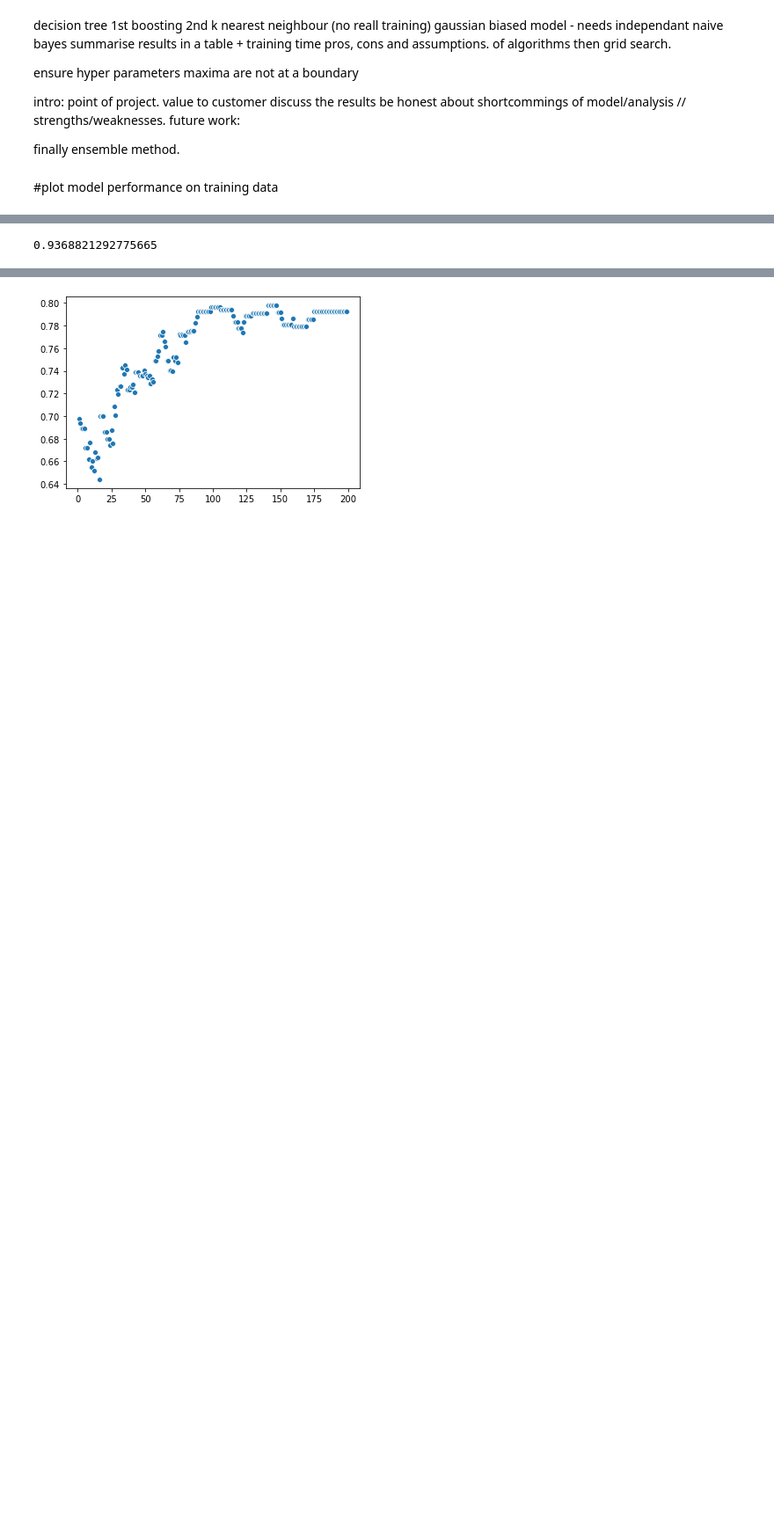
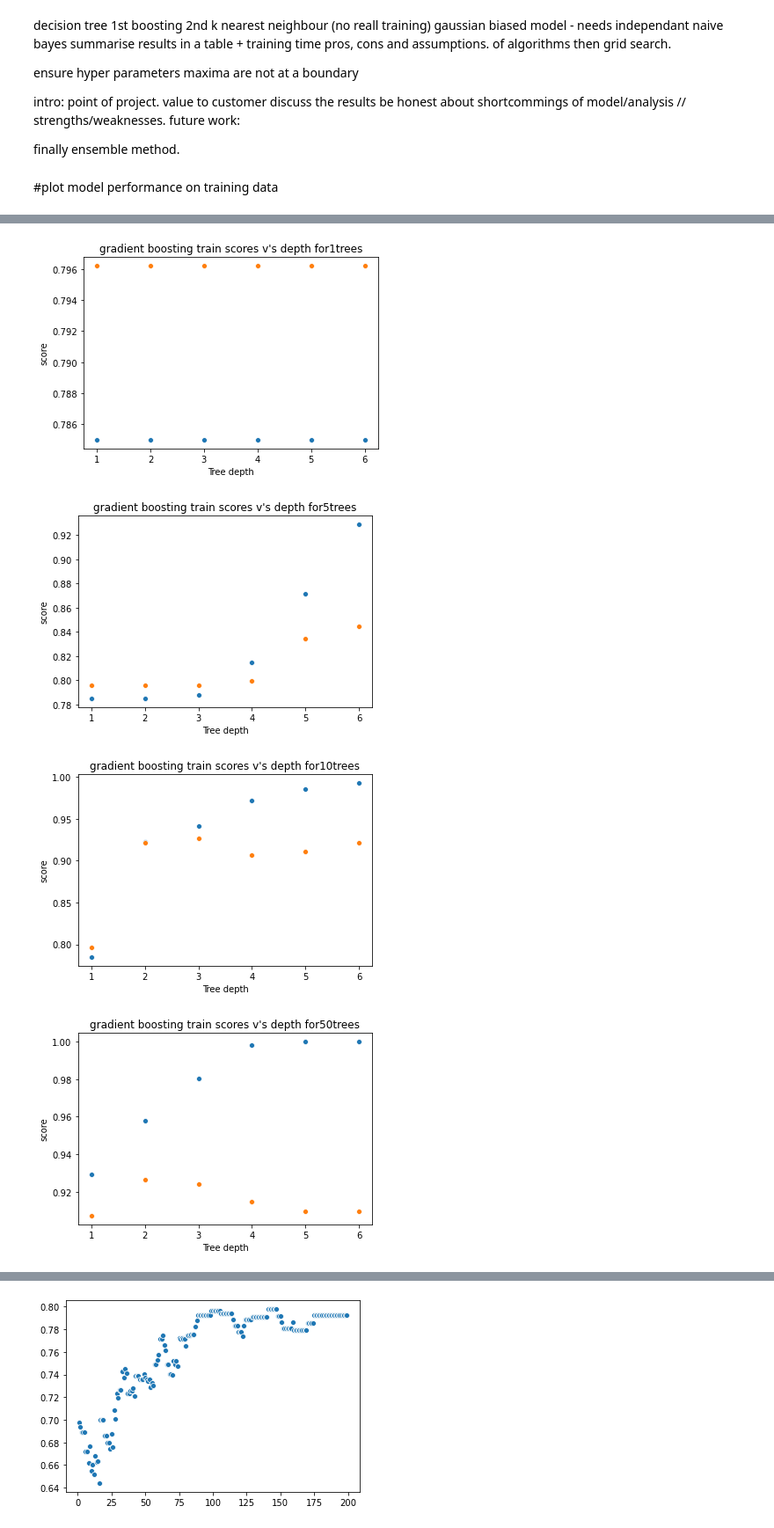
Before and after one commit to tnankie/Project-Daybreak, a Jupyter notebook: Stats.ipynb, the cells around one changed output, grey strips where cells are left out. Shown at 88% size. Saved outputs shown, nothing was run; the diff lists cells and outputs as text; code cells hidden in the pictures; blank space fills up the shorter version.

```diff
--- a/Stats.ipynb
+++ b/Stats.ipynb
@@ -573,14 +588,34 @@ clf.score(x_test, y_test)
 # %%
 from sklearn.ensemble import GradientBoostingClassifier
 from sklearn.model_selection import train_test_split
 #grid search number of trees up to 1.2 x number of columns
 #tree depth 1-10
 
-clf = GradientBoostingClassifier(random_state=42)
-clf.fit(x_train, y_train)
 
-clf.predict(x_test[:2])
+plot_x = range(1,7)
+tree_count = [1,5,10,50,100,300,500]
+for z in tree_count:
+    scores = []
+    test = []
+    for k in plot_x:
+        clf = GradientBoostingClassifier(n_estimators=z, max_depth = k, random_state=42)
+#cross_val_score(clf, iris.data, iris.target, cv=10)
 
-clf.score(x_test, y_test)
+        clf.fit(x_train, y_train)
+        clf.score(x_test, y_test)
+        scores.append(clf.score(x_train, y_train))
+        test.append(clf.score(x_test, y_test))
+    sns.scatterplot(x= plot_x, y = scores)
+    plt.title(str("gradient boosting train scores v's depth for" + str(z)+ "trees"))
+    plt.xlabel("Tree depth")
+    plt.ylabel("training score")
+    sns.scatterplot(x= plot_x, y = test)
+
+    plt.xlabel("Tree depth")
+    plt.ylabel("score")
+    plt.show()
 # %% [output]
-0.9368821292775665
+[figure, added]
+[figure, added]
+[figure, added]
+[figure, added]
```
Also changed, not shown: parts of 2 cells of this notebook.
